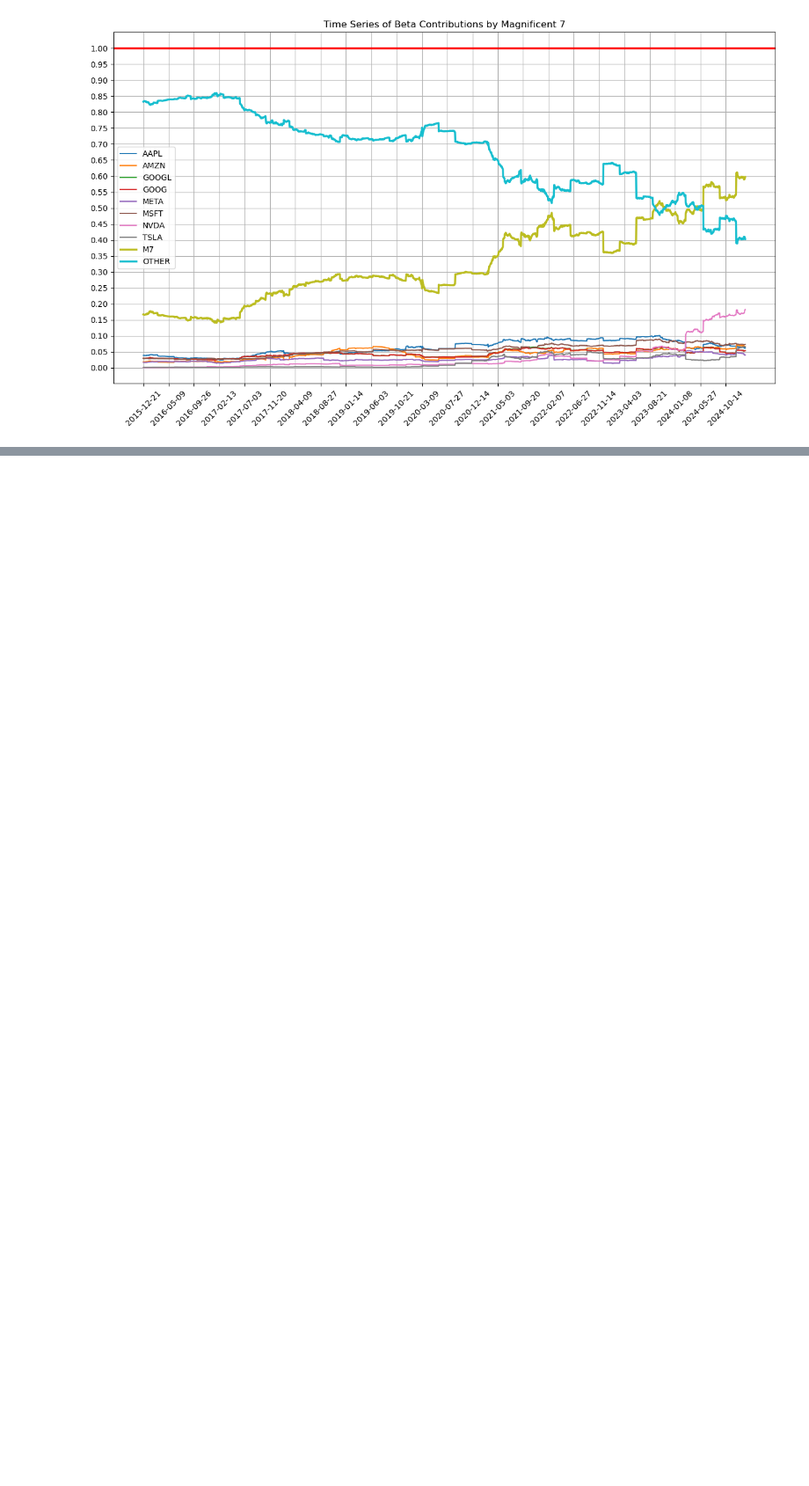
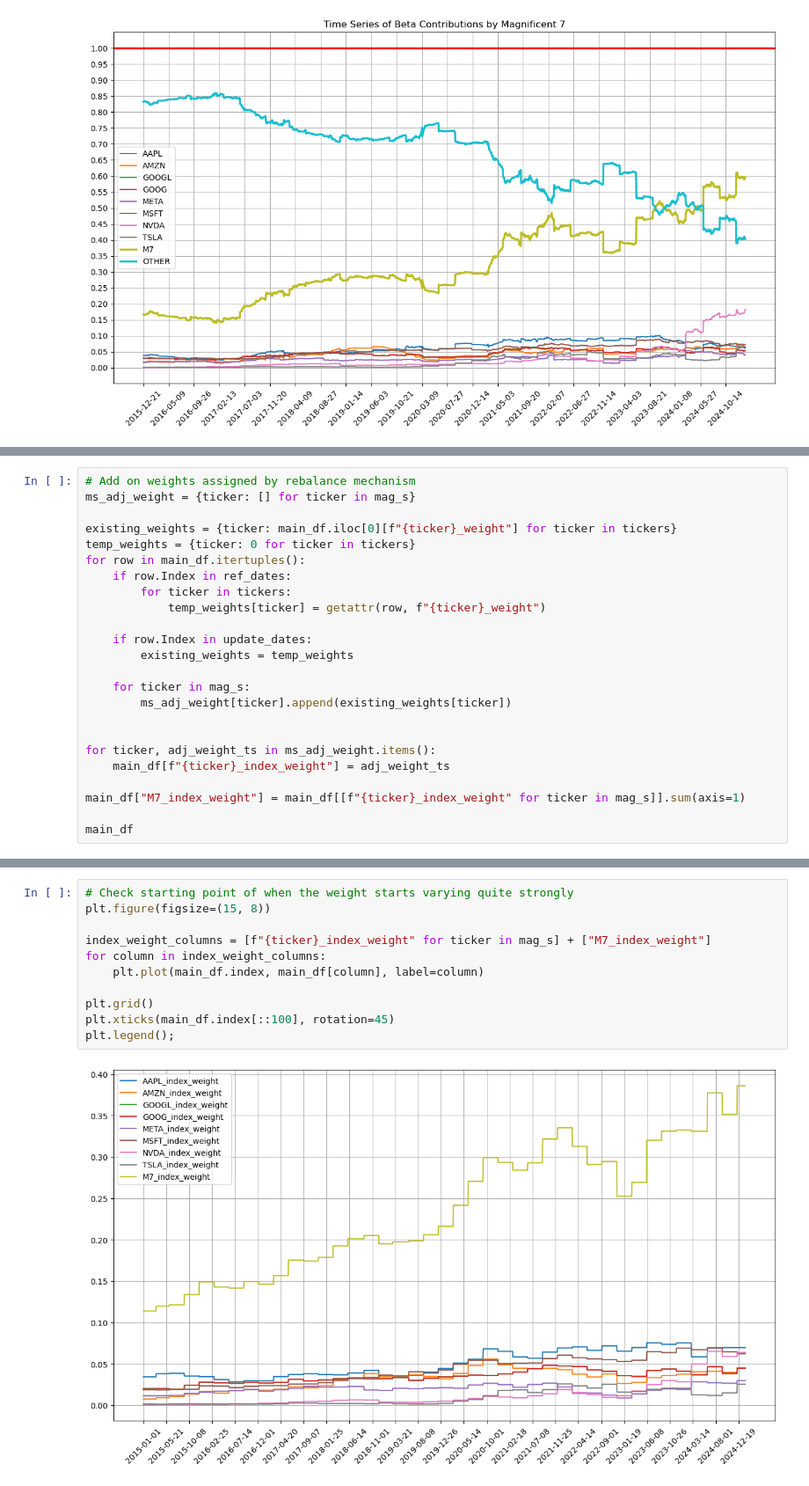
Before and after one commit to tryt0c0de/IAQF_STRAT, a Jupyter notebook: beta_testing.ipynb, the cells around one changed output, grey strips where cells are left out. Shown at 88% size. Saved outputs shown, nothing was run; the diff lists cells and outputs as text; blank space fills up the shorter version.

```diff
--- a/beta_testing.ipynb
+++ b/beta_testing.ipynb
@@ -272,0 +320,24 @@ plt.legend();
+# %%
+# Add on weights assigned by rebalance mechanism
+ms_adj_weight = {ticker: [] for ticker in mag_s}
+
+existing_weights = {ticker: main_df.iloc[0][f"{ticker}_weight"] for ticker in tickers}
+temp_weights = {ticker: 0 for ticker in tickers}
+for row in main_df.itertuples():
+    if row.Index in ref_dates:
+        for ticker in tickers:
+            temp_weights[ticker] = getattr(row, f"{ticker}_weight")
+
+    if row.Index in update_dates:
+        existing_weights = temp_weights
+
+    for ticker in mag_s:
+        ms_adj_weight[ticker].append(existing_weights[ticker])
+
+
+for ticker, adj_weight_ts in ms_adj_weight.items():
+    main_df[f"{ticker}_index_weight"] = adj_weight_ts
+
+main_df["M7_index_weight"] = main_df[[f"{ticker}_index_weight" for ticker in mag_s]].sum(axis=1)
+
+main_df
@@ -272,0 +358,13 @@ plt.legend();
+# %%
+# Check starting point of when the weight starts varying quite strongly
+plt.figure(figsize=(15, 8))
+
+index_weight_columns = [f"{ticker}_index_weight" for ticker in mag_s] + ["M7_index_weight"]
+for column in index_weight_columns:
+    plt.plot(main_df.index, main_df[column], label=column)
+
+plt.grid()
+plt.xticks(main_df.index[::100], rotation=45)
+plt.legend();
+# %% [output]
+[figure, added]
```
Also changed, not shown: parts of 12 cells of this notebook.
